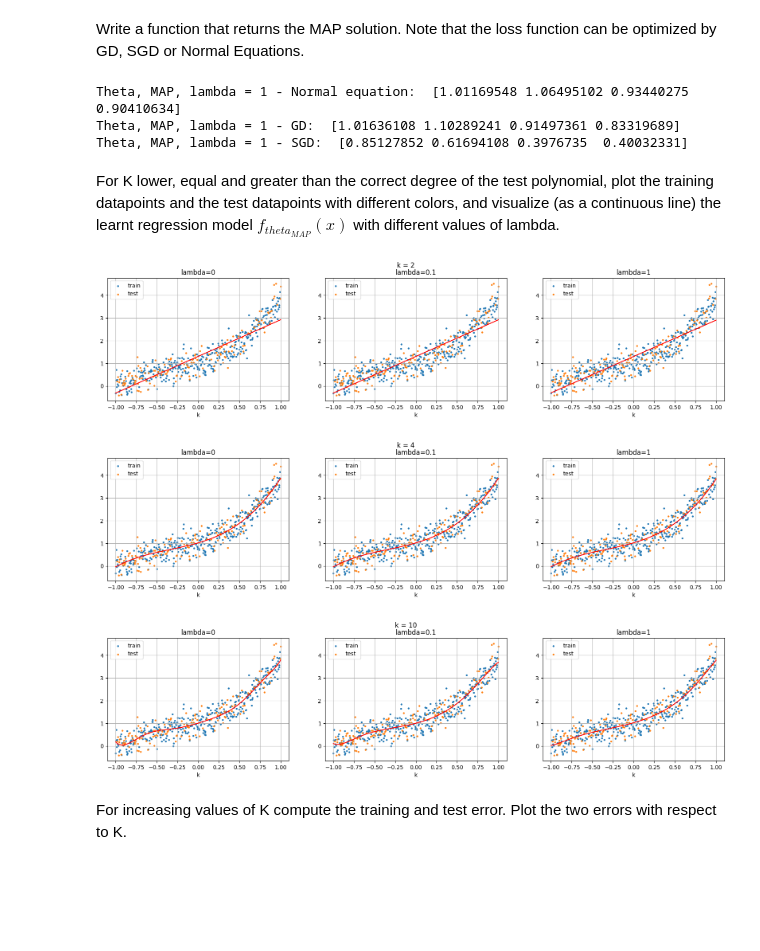
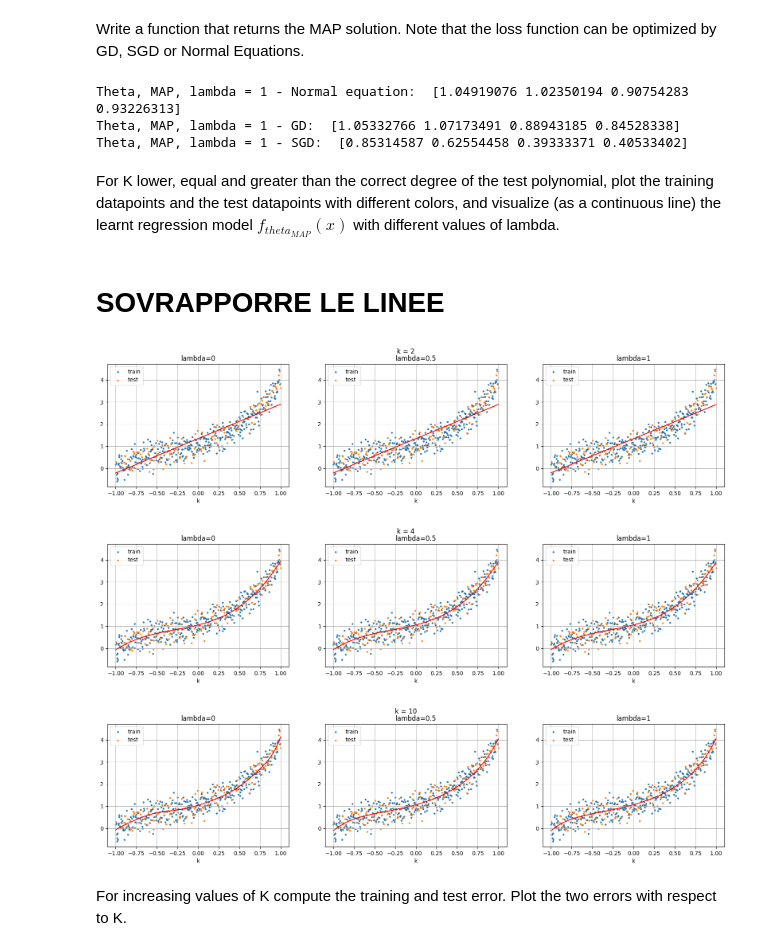
Before and after one commit to ChiaraAngileri/SMM_lab, a Jupyter notebook: Homework4 - no comments.ipynb, the cells around one changed output. Drawn from its saved outputs; the diff is of its cells as text; code cells hidden in the pictures; blank space fills up the shorter version.

```diff
--- a/Homework4 - no comments.ipynb
+++ b/Homework4 - no comments.ipynb
@@ -104,7 +104,7 @@ def GD(grad_f, x0, kmax=100, tolf=1e-6, tolx=1e-6, alpha=1e-3):
 
     return x[-1]
 
-def SGD(grad_l, w0, D, batch_size, n_epochs, lamda=0, alpha=1e-3):
+def SGD(grad_l, w0, D, batch_size, n_epochs, lamda=0, alpha=1e-2):
     X, Y = D
     N = X.shape[0]
 
@@ -291,14 +291,16 @@ print("Theta, MAP, lambda = 1 - Normal equation: ", theta_map_normal)
 print("Theta, MAP, lambda = 1 - GD: ", theta_map_gd)
 print("Theta, MAP, lambda = 1 - SGD: ", theta_map_sgd)
 # %% [output]
-Theta, MAP, lambda = 1 - Normal equation:  [1.01169548 1.06495102 0.93440275 0.90410634]
-Theta, MAP, lambda = 1 - GD:  [1.01636108 1.10289241 0.91497361 0.83319689]
-Theta, MAP, lambda = 1 - SGD:  [0.85127852 0.61694108 0.3976735  0.40032331]
+Theta, MAP, lambda = 1 - Normal equation:  [1.04919076 1.02350194 0.90754283 0.93226313]
+Theta, MAP, lambda = 1 - GD:  [1.05332766 1.07173491 0.88943185 0.84528338]
+Theta, MAP, lambda = 1 - SGD:  [0.85314587 0.62554458 0.39333371 0.40533402]
 # %% [markdown]
 For K lower, equal and greater than the correct degree of the test polynomial, plot the training datapoints and the test datapoints with different colors, and visualize (as a continuous line) the learnt regression model $f_{theta_{MAP}}(x)$ with different values of lambda.
+# %% [markdown]
+# SOVRAPPORRE LE LINEE
 # %%
 k_vector = [2, 4, 10]
-l_vector = [0, 0.1, 1]
+l_vector = [0, 0.5, 1]
 
 theta_tot_k = []
 
@@ -308,36 +310,36 @@ for k in k_vector:
 
     for l in l_vector:
         theta_map = MAP(D_train, k, l, "NE")
         theta_tot_l.append(theta_map)
 
     theta_tot_k.append(theta_tot_l)
 
 for i in range(len(k_vector)):
     k = k_vector[i]
 
     plt.figure(figsize=(20, 4))
     plt.suptitle(f'k = {k}')
 
     for j in range(len(theta_tot_k[i])):
         theta = theta_tot_k[i][j]
 
         plt.subplot(1, len(theta_tot_k[i]), j+1)
         plt.title(f"lambda={l_vector[j]}")
         plt.xlabel('k')
 
         XX = np.linspace(a, b, 1000)
         YY = polynomial_regression(XX, k, theta)
         plt.scatter(X_train, Y_train, s=5)
         plt.scatter(X_test, Y_test, s=5)
         plt.legend(['train', 'test'])
         plt.plot(XX, YY, c="red")
         plt.grid()
 
 plt.show()
 # %% [output]
-[figure, old version]
+[figure, new version]
-[figure, old version]
+[figure, new version]
-[figure, old version]
+[figure, new version]
 # %% [markdown]
 For increasing values of K compute the training and test error. Plot the two errors with respect to K.
 # %%
```
Also changed, not shown: parts of 7 cells of this notebook.
